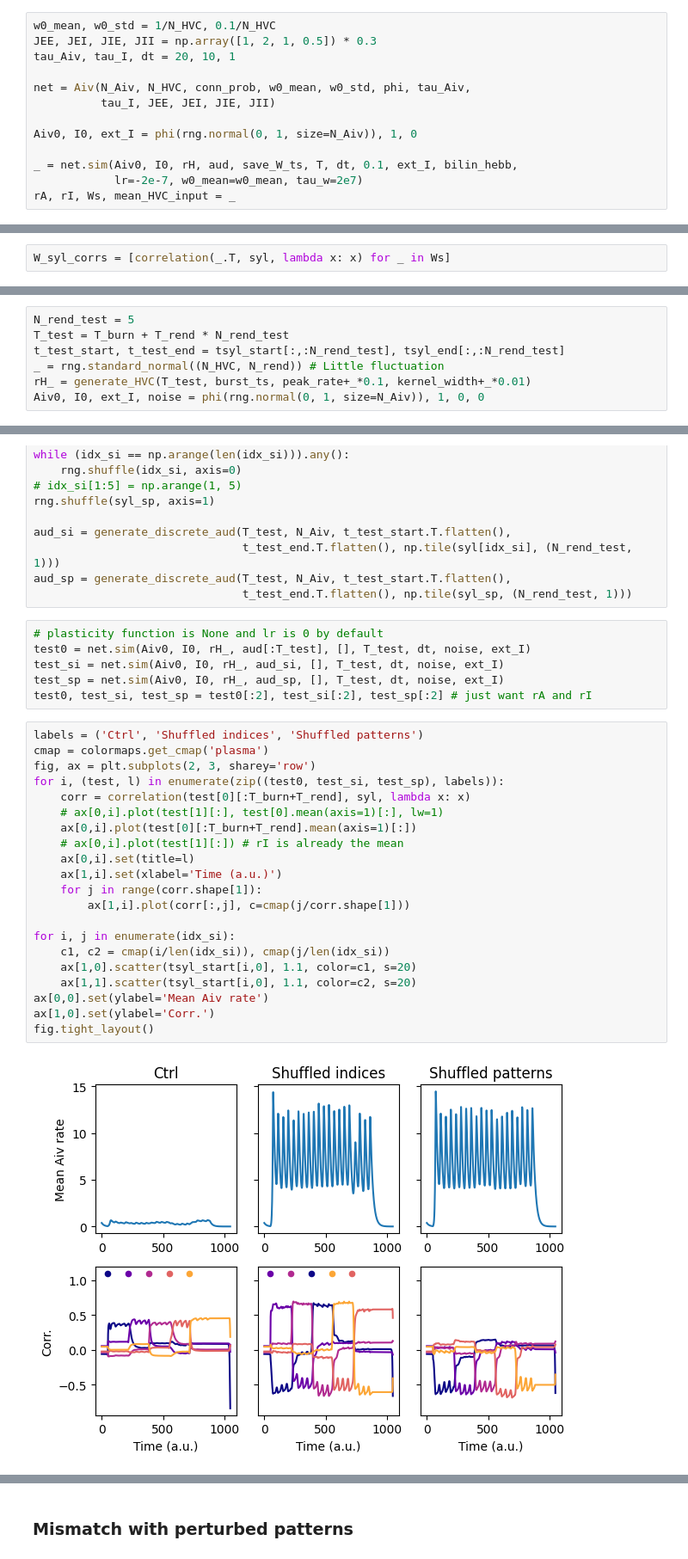
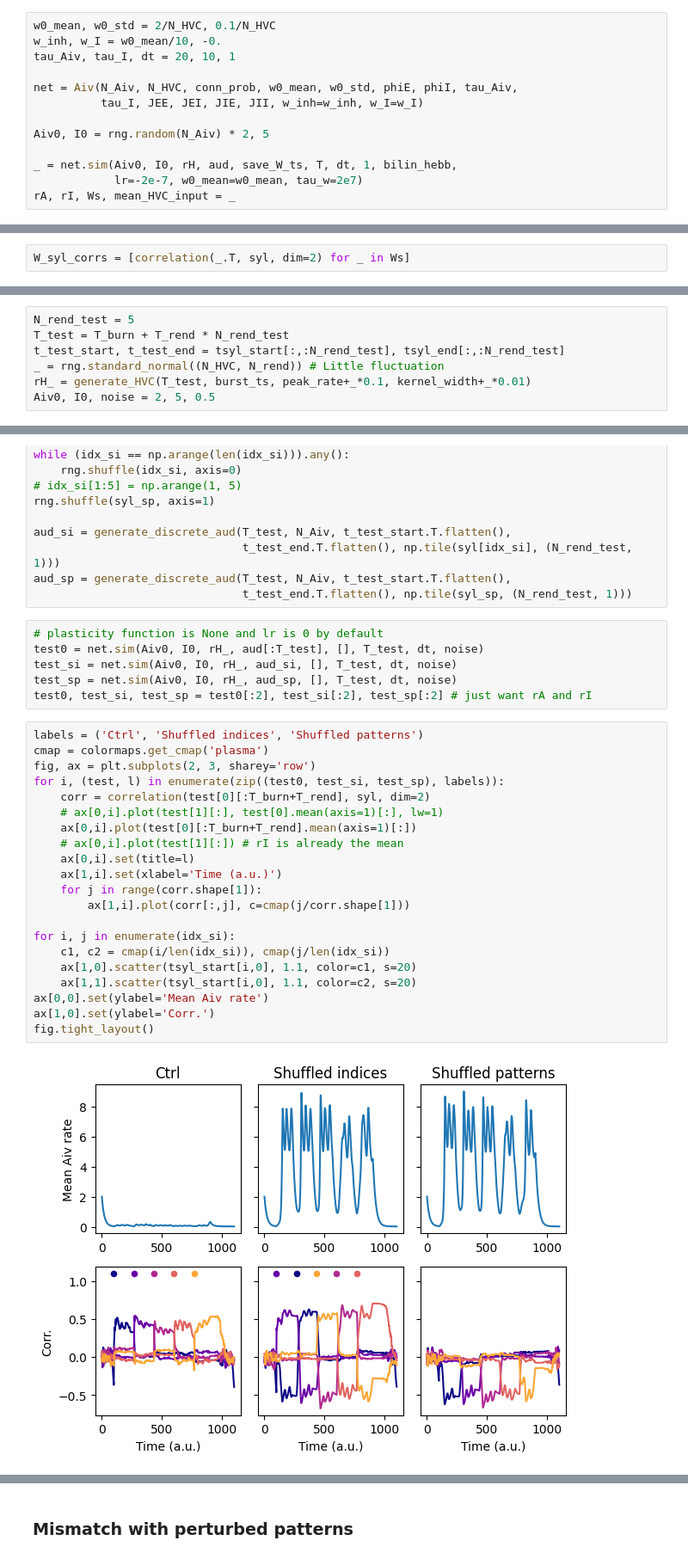
Before and after one commit to gongziyida/vocal-error-network, a Jupyter notebook: rec_wilson_cowan.ipynb, the cells around one changed output, grey strips where cells are left out. Shown at 86% size. Drawn from its saved outputs; the diff is of its cells as text.

```diff
--- a/rec_wilson_cowan.ipynb
+++ b/rec_wilson_cowan.ipynb
@@ -56,14 +64,14 @@ def bilin_hebb(W, aiv, hvc, lr, w0_mean, tau_w):
 # %%
-w0_mean, w0_std = 1/N_HVC, 0.1/N_HVC
-JEE, JEI, JIE, JII = np.array([1, 2, 1, 0.5]) * 0.3
+w0_mean, w0_std = 2/N_HVC, 0.1/N_HVC
+w_inh, w_I = w0_mean/10, -0.
 tau_Aiv, tau_I, dt = 20, 10, 1
 
-net = Aiv(N_Aiv, N_HVC, conn_prob, w0_mean, w0_std, phi, tau_Aiv,
-          tau_I, JEE, JEI, JIE, JII)
+net = Aiv(N_Aiv, N_HVC, conn_prob, w0_mean, w0_std, phiE, phiI, tau_Aiv,
+          tau_I, JEE, JEI, JIE, JII, w_inh=w_inh, w_I=w_I)
 
-Aiv0, I0, ext_I = phi(rng.normal(0, 1, size=N_Aiv)), 1, 0
+Aiv0, I0 = rng.random(N_Aiv) * 2, 5
 
-_ = net.sim(Aiv0, I0, rH, aud, save_W_ts, T, dt, 0.1, ext_I, bilin_hebb,
+_ = net.sim(Aiv0, I0, rH, aud, save_W_ts, T, dt, 1, bilin_hebb,
             lr=-2e-7, w0_mean=w0_mean, tau_w=2e7)
 rA, rI, Ws, mean_HVC_input = _
 # %%
@@ -88,5 +96,5 @@ ax[2].set(xlabel='Time (a.u.)', ylabel='mean input\nfrom HVC')
 # %%
-W_syl_corrs = [correlation(_.T, syl, lambda x: x) for _ in Ws]
+W_syl_corrs = [correlation(_.T, syl, dim=2) for _ in Ws]
 # %%
 fig, ax = plt.subplots(3, 4, sharex='all', sharey='all')
 ax = ax.flatten()
@@ -127,7 +135,7 @@ T_test = T_burn + T_rend * N_rend_test
 t_test_start, t_test_end = tsyl_start[:,:N_rend_test], tsyl_end[:,:N_rend_test]
 _ = rng.standard_normal((N_HVC, N_rend)) # Little fluctuation
 rH_ = generate_HVC(T_test, burst_ts, peak_rate+_*0.1, kernel_width+_*0.01)
-Aiv0, I0, ext_I, noise = phi(rng.normal(0, 1, size=N_Aiv)), 1, 0, 0
+Aiv0, I0, noise = 2, 5, 0.5
 # %% [markdown]
 ### Mismatch with completely independent patterns
 # %%
@@ -145,30 +153,30 @@ aud_sp = generate_discrete_aud(T_test, N_Aiv, t_test_start.T.flatten(),
                                t_test_end.T.flatten(), np.tile(syl_sp, (N_rend_test, 1)))
 # %%
 # plasticity function is None and lr is 0 by default
-test0 = net.sim(Aiv0, I0, rH_, aud[:T_test], [], T_test, dt, noise, ext_I)
-test_si = net.sim(Aiv0, I0, rH_, aud_si, [], T_test, dt, noise, ext_I)
-test_sp = net.sim(Aiv0, I0, rH_, aud_sp, [], T_test, dt, noise, ext_I)
+test0 = net.sim(Aiv0, I0, rH_, aud[:T_test], [], T_test, dt, noise)
+test_si = net.sim(Aiv0, I0, rH_, aud_si, [], T_test, dt, noise)
+test_sp = net.sim(Aiv0, I0, rH_, aud_sp, [], T_test, dt, noise)
 test0, test_si, test_sp = test0[:2], test_si[:2], test_sp[:2] # just want rA and rI
 # %%
 labels = ('Ctrl', 'Shuffled indices', 'Shuffled patterns')
 cmap = colormaps.get_cmap('plasma')
 fig, ax = plt.subplots(2, 3, sharey='row')
 for i, (test, l) in enumerate(zip((test0, test_si, test_sp), labels)):
-    corr = correlation(test[0][:T_burn+T_rend], syl, lambda x: x)
+    corr = correlation(test[0][:T_burn+T_rend], syl, dim=2)
     # ax[0,i].plot(test[1][:], test[0].mean(axis=1)[:], lw=1)
     ax[0,i].plot(test[0][:T_burn+T_rend].mean(axis=1)[:])
     # ax[0,i].plot(test[1][:]) # rI is already the mean
     ax[0,i].set(title=l)
     ax[1,i].set(xlabel='Time (a.u.)')
     for j in range(corr.shape[1]):
         ax[1,i].plot(corr[:,j], c=cmap(j/corr.shape[1]))
 
 for i, j in enumerate(idx_si):
     c1, c2 = cmap(i/len(idx_si)), cmap(j/len(idx_si))
     ax[1,0].scatter(tsyl_start[i,0], 1.1, color=c1, s=20)
     ax[1,1].scatter(tsyl_start[i,0], 1.1, color=c2, s=20)
 ax[0,0].set(ylabel='Mean Aiv rate')
 ax[1,0].set(ylabel='Corr.')
 fig.tight_layout()
 # %% [output]
-[figure, old version]
+[figure, new version]
```
Also changed, not shown: parts of 23 cells of this notebook, 2 other files.
